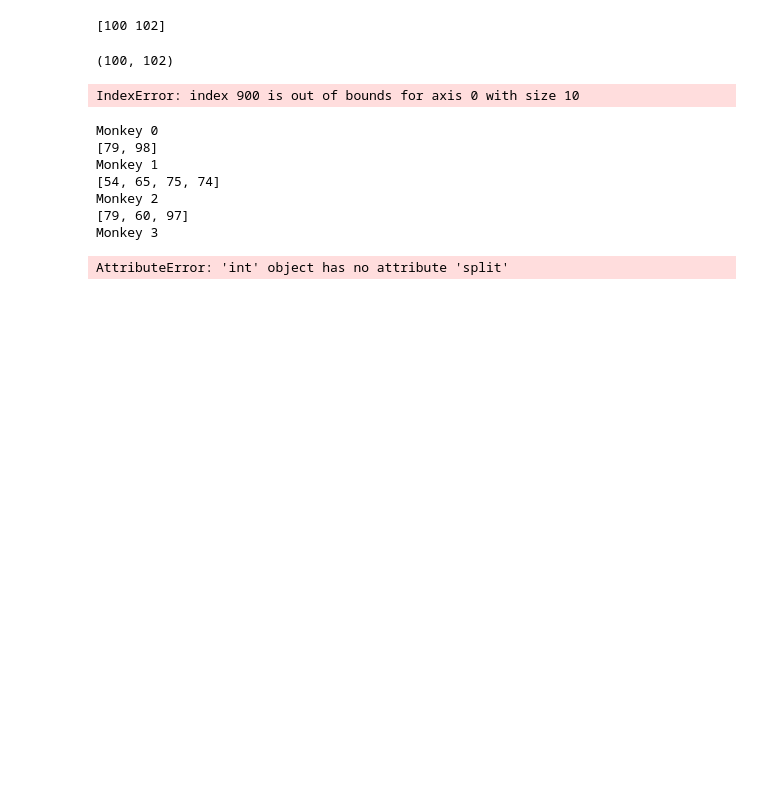
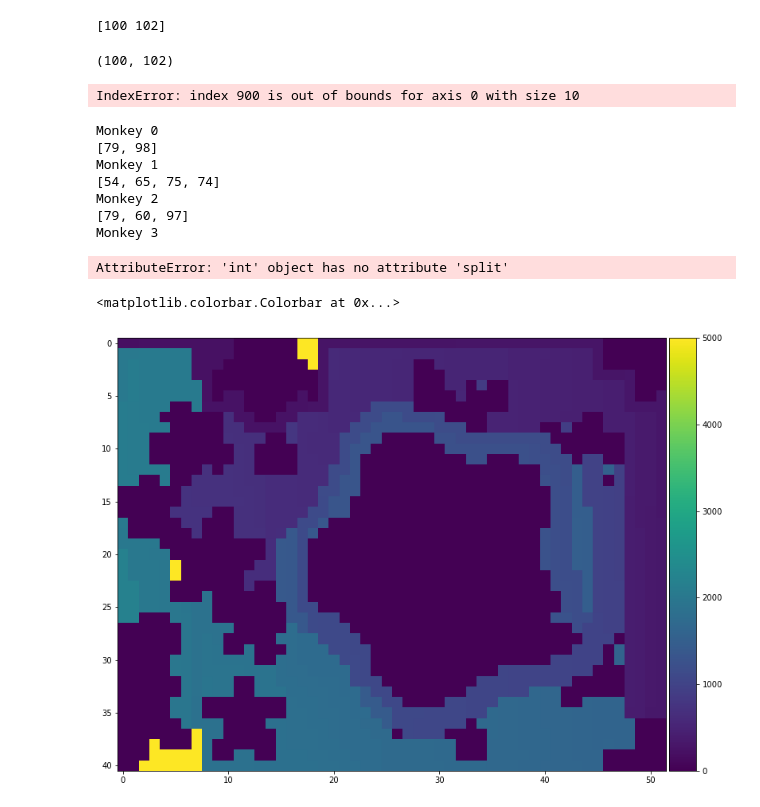
Before and after one commit to igred8/adventofcode, a Jupyter notebook: inputs/00-try-stuff-igad.ipynb, the cells around one changed output. Drawn from its saved outputs; the diff is of its cells as text; code cells hidden in the pictures; blank space fills up the shorter version.

```diff
--- a/inputs/00-try-stuff-igad.ipynb
+++ b/inputs/00-try-stuff-igad.ipynb
@@ -185,3 +185,24 @@ AttributeError: 'int' object has no attribute 'split'
 # %%
 for _ in range(100_000):
     (123456789*9**10000) % 19
+# %%
+import numpy as np
+import matplotlib.pyplot as plt
+
+fn = "E:/Dropbox/py_projects/adventofcode/inputs/12_output.txt"
+travelmap = np.loadtxt(fn)
+fn = "E:/Dropbox/py_projects/adventofcode/inputs/12_output-alt.txt"
+altmap = np.loadtxt(fn)
+# %%
+fig, ax = plt.subplots(figsize=[16.2,10])
+im = ax.imshow(travelmap[:,80:], vmin=0,vmax=5000, aspect=1, interpolation='none', cmap='viridis')
+
+# create an Axes on the right side of ax. The width of cax will be 5%
+# of ax and the padding between cax and ax will be fixed at 0.05 inch.
+divider = make_axes_locatable(ax)
+cax = divider.append_axes("right", size="5%", pad=0.05)
+
+plt.colorbar(im, cax=cax)
+# %% [output]
+<matplotlib.colorbar.Colorbar at 0x...>
+[figure, added]
```
Also changed, not shown: parts of 1 cell of this notebook, 4 other files.
